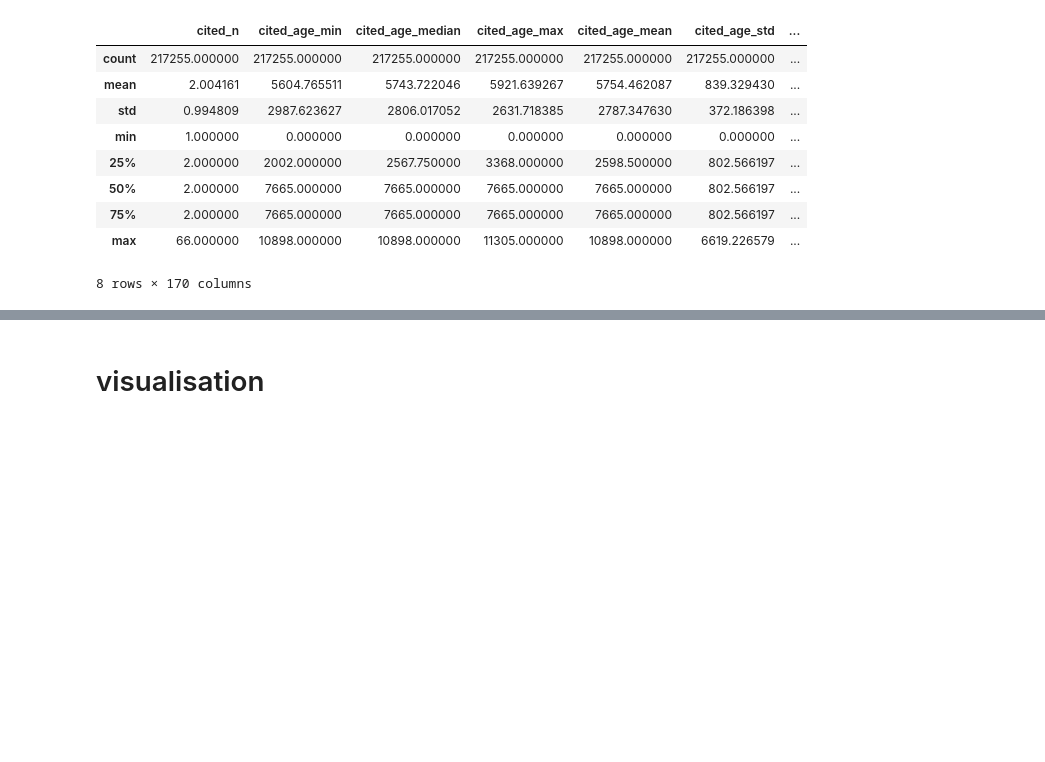
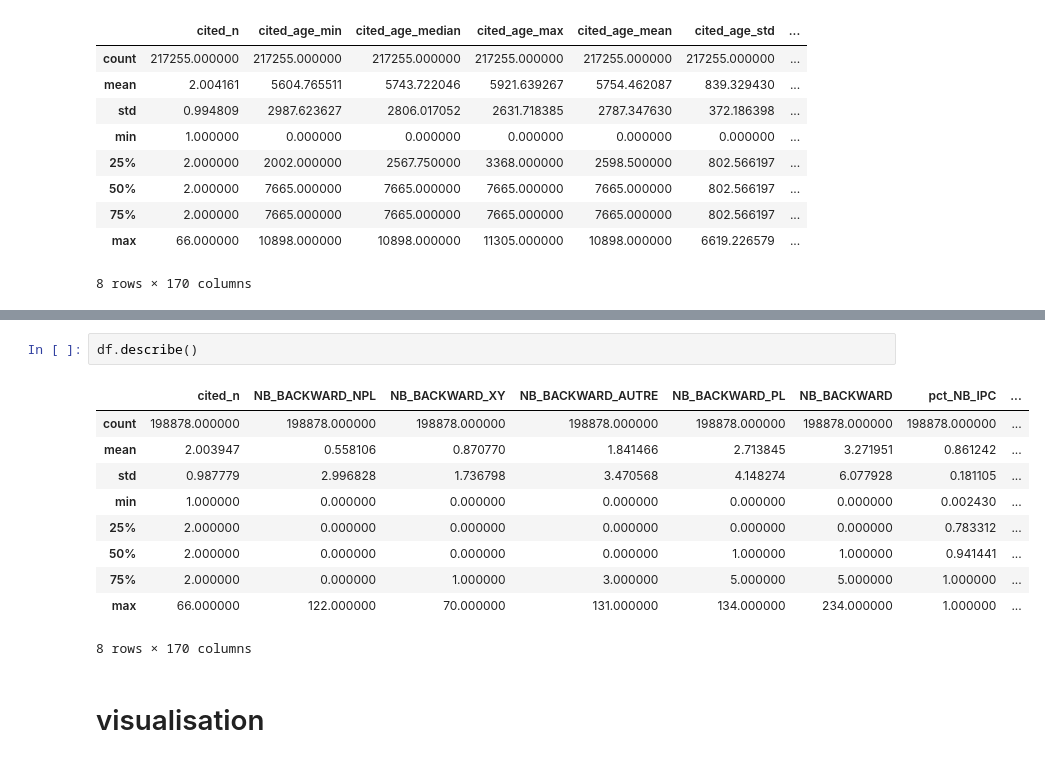
Before and after one commit to maxkub/challengeMDI343, a Jupyter notebook: challenge.ipynb, the cells around one changed output, grey strips where cells are left out. Drawn from its saved outputs; the diff is of its cells as text; blank space fills up the shorter version.

```diff
--- a/challenge.ipynb
+++ b/challenge.ipynb
@@ -326,2 +365,15 @@ df.describe()
+# %%
+df.describe()
+# %% [output]
+|  | cited_n | NB_BACKWARD_NPL | NB_BACKWARD_XY | NB_BACKWARD_AUTRE | NB_BACKWARD_PL | NB_BACKWARD | pct_NB_IPC | ... |
+| count | 198878.000000 | 198878.000000 | 198878.000000 | 198878.000000 | 198878.000000 | 198878.000000 | 198878.000000 | ... |
+| mean | 2.003947 | 0.558106 | 0.870770 | 1.841466 | 2.713845 | 3.271951 | 0.861242 | ... |
+| std | 0.987779 | 2.996828 | 1.736798 | 3.470568 | 4.148274 | 6.077928 | 0.181105 | ... |
+| min | 1.000000 | 0.000000 | 0.000000 | 0.000000 | 0.000000 | 0.000000 | 0.002430 | ... |
+| 25% | 2.000000 | 0.000000 | 0.000000 | 0.000000 | 0.000000 | 0.000000 | 0.783312 | ... |
+| 50% | 2.000000 | 0.000000 | 0.000000 | 0.000000 | 1.000000 | 1.000000 | 0.941441 | ... |
+| 75% | 2.000000 | 0.000000 | 1.000000 | 3.000000 | 5.000000 | 5.000000 | 1.000000 | ... |
+| max | 66.000000 | 122.000000 | 70.000000 | 131.000000 | 134.000000 | 234.000000 | 1.000000 | ... |
+8 rows × 170 columns
 # %% [markdown]
 # visualisation
```
Also changed, not shown: parts of 12 cells of this notebook.
